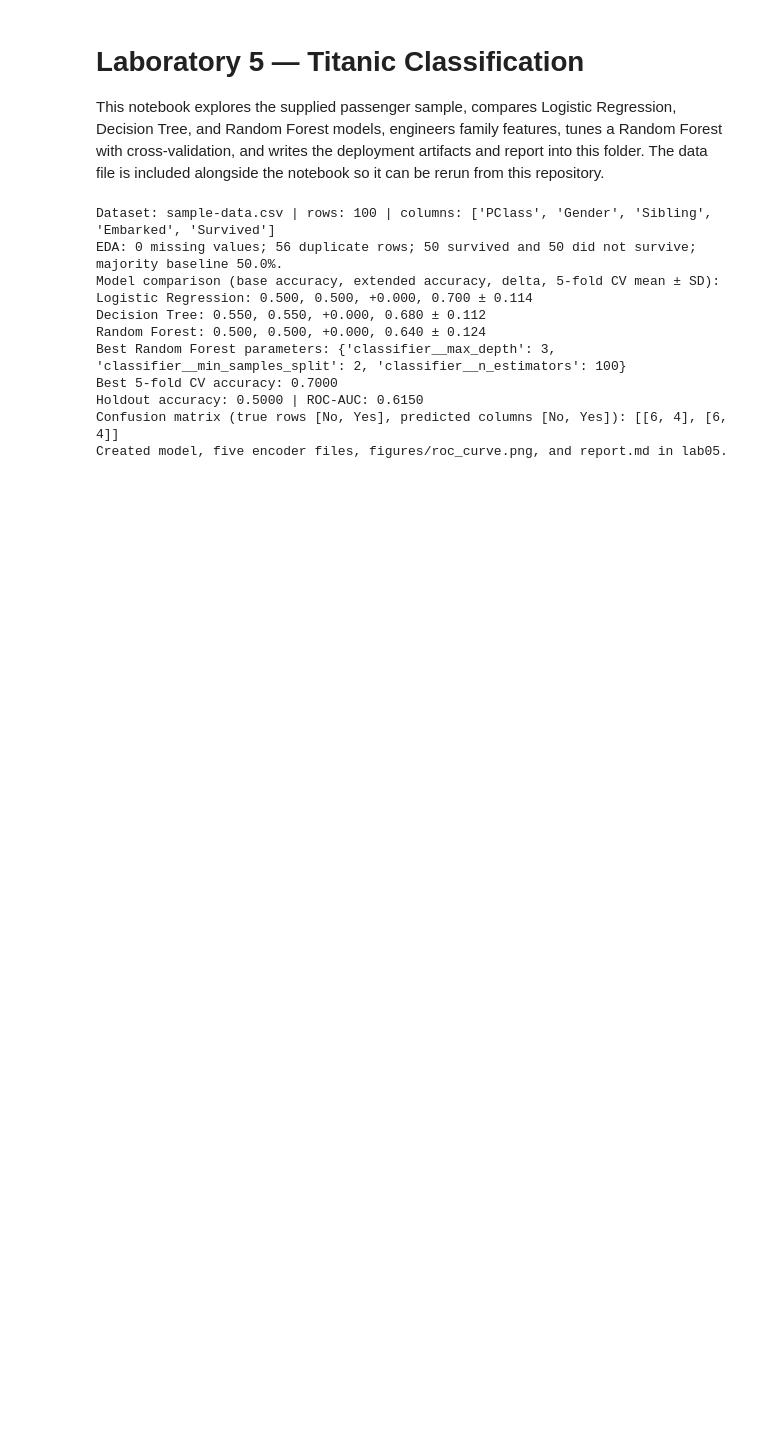
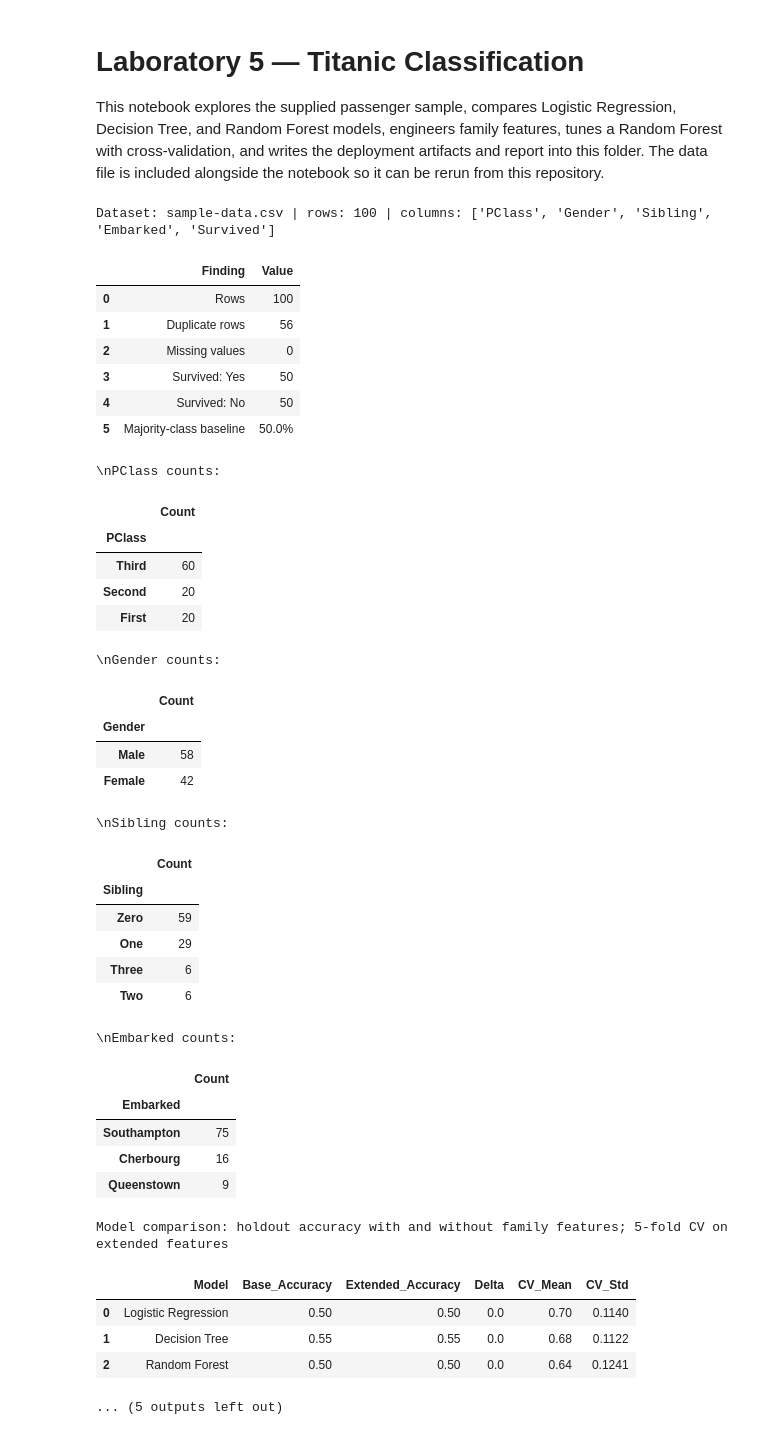
Before and after one commit to mubeenworks3-rgb/AI-lab, a Jupyter notebook: lab05/titanic_classification.ipynb, the cells around one changed output. Cells and saved outputs as stored; diff of their text form; code cells hidden in the pictures; blank space fills up the shorter version.

```diff
--- a/lab05/titanic_classification.ipynb
+++ b/lab05/titanic_classification.ipynb
@@ -28,8 +28,8 @@ candidate_paths = [
 ]
 data_path = next((path.resolve() for path in candidate_paths if path.is_file()), None)
 if data_path is None:
-    checked_paths = '\n'.join(str(path.resolve()) for path in candidate_paths)
-    raise FileNotFoundError(f'Could not find sample-data.csv. Checked:\n{checked_paths}')
+    checked_paths = '\\n'.join(str(path.resolve()) for path in candidate_paths)
+    raise FileNotFoundError(f'Could not find sample-data.csv. Checked:\\n{checked_paths}')
 
 output_dir = data_path.parent
 figure_dir = output_dir / 'figures'
@@ -57,7 +57,7 @@ eda_summary = pd.DataFrame({
 })
 display(eda_summary)
 for column in ['PClass', 'Gender', 'Sibling', 'Embarked']:
-    print(f'\n{column} counts:')
+    print(f'\\n{column} counts:')
     display(data[column].value_counts().rename_axis(column).to_frame('Count'))
 
 sibling_map = {'Zero': 0, 'One': 1, 'Two': 2, 'Three': 3}
@@ -184,15 +184,11 @@ for filename, column in encoder_columns.items():
     encoder = LabelEncoder().fit(data[column].astype(str))
     joblib.dump(encoder, output_dir / filename)
 
-comparison_table = '\n'.join(
+comparison_table = '\\n'.join(
     f'| {row.Model} | {row.Base_Accuracy:.3f} | {row.Extended_Accuracy:.3f} | {row.Delta:+.3f} | {row.CV_Mean:.3f} ± {row.CV_Std:.3f} |'
     for row in comparison.itertuples(index=False)
 )
 survival_counts = data['Survived'].value_counts()
-pclass_counts = data['PClass'].value_counts().to_dict()
-gender_counts = data['Gender'].value_counts().to_dict()
-sibling_counts = data['Sibling'].value_counts().to_dict()
-embarked_counts = data['Embarked'].value_counts().to_dict()
 report_lines = [
     '# Titanic Passenger Classification — Lab 5',
     '',
@@ -203,51 +199,74 @@ report_lines = [
     f'- Outcome counts: **{int(survival_counts.get("Yes", 0))} survived** and **{int(survival_counts.get("No", 0))} did not survive**.',
     f'- Majority-class accuracy baseline: **{survival_counts.max() / len(data):.1%}**.',
     '- Features: passenger class, gender, sibling count, and embarkation port. `FamilySize` and `IsAlone` are derived for the extended models.',
-    '- Passenger-class counts: ' + str(pclass_counts) + '.',
-    '- Gender counts: ' + str(gender_counts) + '.',
-    '- Sibling counts: ' + str(sibling_counts) + '.',
-    '- Embarkation counts: ' + str(embarked_counts) + '.',
     '- This is a small, balanced teaching sample; results should not be interpreted as representative of the full Titanic population.',
     '',
     '## Three-model comparison',
     '',
     '| Model | Base holdout accuracy | Extended holdout accuracy | Delta | 5-fold CV mean ± SD (extended) |',
     '|---|---:|---:|---:|---:|',
     comparison_table,
     '',
     'The holdout split is stratified (80/20, random state 42). Cross-validation uses five stratified folds and the extended feature set.',
     '',
     '## Tuning and evaluation',
     '',
     f'- Random Forest grid-search parameters: `{grid_search.best_params_}`.',
     f'- Best 5-fold cross-validated accuracy: **{grid_search.best_score_:.4f}**.',
     f'- Tuned-model holdout accuracy: **{test_accuracy:.4f}**; ROC-AUC: **{test_auc:.4f}**.',
     '- The holdout metrics above are measured before the final deployment pipeline is refit on all available rows.',
     f'- ROC figure: `figures/{roc_path.name}`.',
     '',
     '## Deployment recommendation',
     '',
     'Use `titanic_best_model.joblib` as the deployment artifact. It is a fitted preprocessing-and-classification pipeline that accepts the four categorical input columns plus `FamilySize` and `IsAlone`; preprocessing is bundled in the pipeline to avoid mismatched one-hot categories. The final pipeline is refit on all supplied rows after holdout evaluation. The separate `*_encoder.pkl` files are supplied for Laboratory 6 compatibility; validate incoming categories and preserve the same feature schema. Treat this as a classroom demonstration only: the sample is small, and a broader, representative dataset plus external validation is needed before any real-world use.',
     '',
     '## Reproducibility',
     '',
     'Run this notebook from this folder. It reads `sample-data.csv` and regenerates the model, encoders, ROC plot, and this report. The `OneHotEncoder` and imputers are fitted within each training fold during model evaluation.',
 ]
 report_path = output_dir / 'report.md'
-report_path.write_text('\n'.join(report_lines) + '\n', encoding='utf-8')
+report_path.write_text('\\n'.join(report_lines) + '\\n', encoding='utf-8')
 
-print('\nCreated deliverables:')
+print('\\nCreated deliverables:')
 for artifact in [model_path, *[output_dir / name for name in encoder_columns], roc_path, report_path]:
     print(f'- {artifact.relative_to(output_dir.parent)}')
 # %% [output]
 Dataset: sample-data.csv | rows: 100 | columns: ['PClass', 'Gender', 'Sibling', 'Embarked', 'Survived']
-EDA: 0 missing values; 56 duplicate rows; 50 survived and 50 did not survive; majority baseline 50.0%.
-Model comparison (base accuracy, extended accuracy, delta, 5-fold CV mean ± SD):
-Logistic Regression: 0.500, 0.500, +0.000, 0.700 ± 0.114
-Decision Tree: 0.550, 0.550, +0.000, 0.680 ± 0.112
-Random Forest: 0.500, 0.500, +0.000, 0.640 ± 0.124
-Best Random Forest parameters: {'classifier__max_depth': 3, 'classifier__min_samples_split': 2, 'classifier__n_estimators': 100}
-Best 5-fold CV accuracy: 0.7000
-Holdout accuracy: 0.5000 | ROC-AUC: 0.6150
-Confusion matrix (true rows [No, Yes], predicted columns [No, Yes]): [[6, 4], [6, 4]]
-Created model, five encoder files, figures/roc_curve.png, and report.md in lab05.
+|  | Finding | Value |
+| 0 | Rows | 100 |
+| 1 | Duplicate rows | 56 |
+| 2 | Missing values | 0 |
+| 3 | Survived: Yes | 50 |
+| 4 | Survived: No | 50 |
+| 5 | Majority-class baseline | 50.0% |
+\nPClass counts:
+|  | Count |
+| PClass |  |
+| Third | 60 |
+| Second | 20 |
+| First | 20 |
+\nGender counts:
+|  | Count |
+| Gender |  |
+| Male | 58 |
+| Female | 42 |
+\nSibling counts:
+|  | Count |
+| Sibling |  |
+| Zero | 59 |
+| One | 29 |
+| Three | 6 |
+| Two | 6 |
+\nEmbarked counts:
+|  | Count |
+| Embarked |  |
+| Southampton | 75 |
+| Cherbourg | 16 |
+| Queenstown | 9 |
+Model comparison: holdout accuracy with and without family features; 5-fold CV on extended features
+|  | Model | Base_Accuracy | Extended_Accuracy | Delta | CV_Mean | CV_Std |
+| 0 | Logistic Regression | 0.50 | 0.50 | 0.0 | 0.70 | 0.1140 |
+| 1 | Decision Tree | 0.55 | 0.55 | 0.0 | 0.68 | 0.1122 |
+| 2 | Random Forest | 0.50 | 0.50 | 0.0 | 0.64 | 0.1241 |
+... (5 outputs left out)
```
Also changed, not shown: parts of 1 cell of this notebook.
